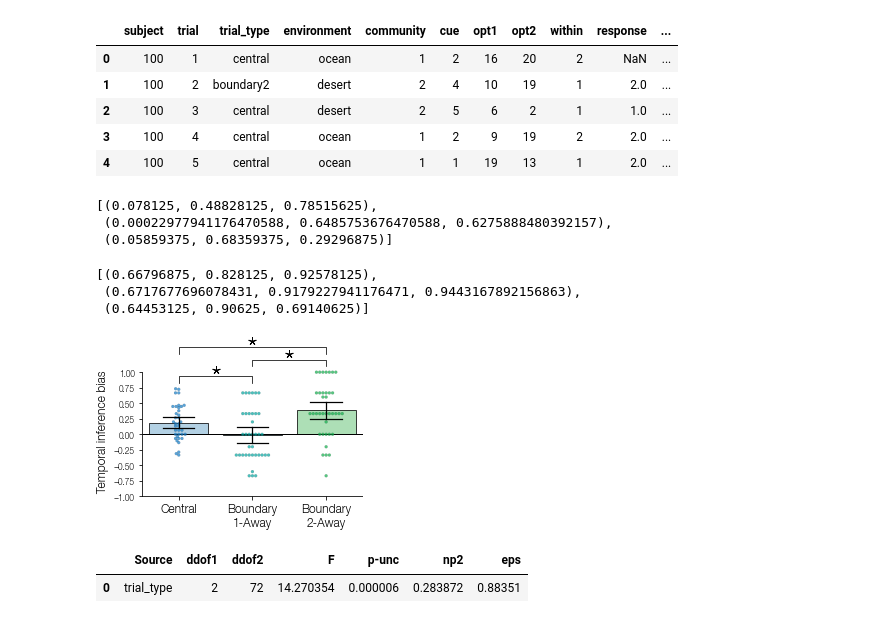
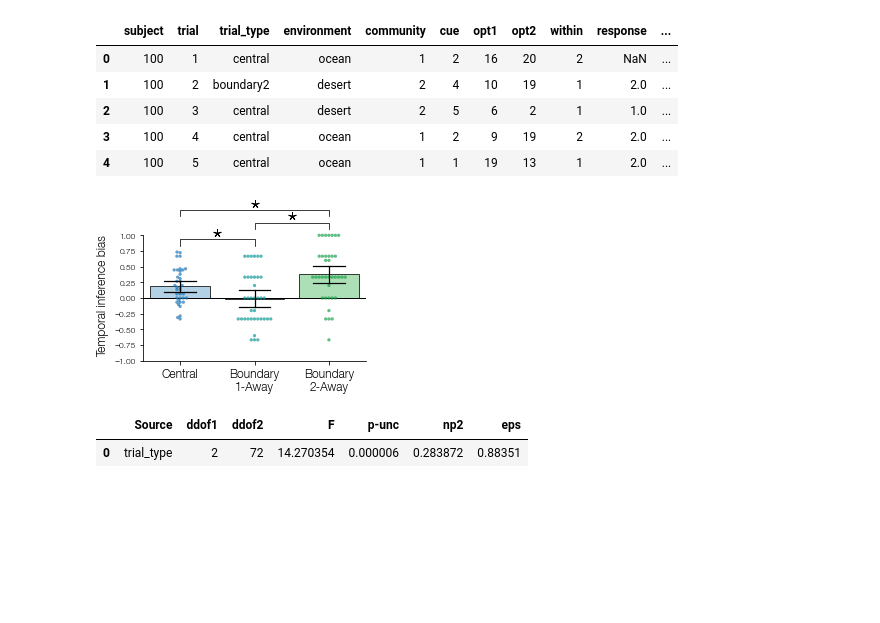
Before and after one commit to prestonlab/tesser, a Jupyter notebook: jupyter/plot_induct.ipynb, the cells around one changed output. Drawn from its saved outputs; the diff is of its cells as text; code cells hidden in the pictures; blank space fills up the shorter version.

```diff
--- a/jupyter/plot_induct.ipynb
+++ b/jupyter/plot_induct.ipynb
@@ -25,62 +26,37 @@ induct.head()
 # %%
 bias = (induct.groupby(['subject', 'trial_type'])[['correct']].mean() - .5) * 2
 bias = bias.reset_index()
-# %%
-dark = sns.blend_palette(
-    [
-        np.array([20, 125, 201]) / 256,
-        np.array([0, 166, 161]) / 256,
-        np.array([15, 175, 75]) / 256,
-    ], n_colors=3
-)
-dark
-# %% [output]
-[(0.078125, 0.48828125, 0.78515625),
- (0.00022977941176470588, 0.6485753676470588, 0.6275888480392157),
- (0.05859375, 0.68359375, 0.29296875)]
-# %%
-light = sns.blend_palette(
-    [
-        np.array([171, 212, 237]) / 256,
-        np.array([172, 235, 242]) / 256,
-        np.array([165, 232, 177]) / 256,
-    ], n_colors=3
-)
-light
-# %% [output]
-[(0.66796875, 0.828125, 0.92578125),
- (0.6717677696078431, 0.9179227941176471, 0.9443167892156863),
- (0.64453125, 0.90625, 0.69140625)]
 # %%
+colors = figures.get_induct_colors()
 fig, ax = plt.subplots(figsize=(4, 3))
 statplot.plot_swarm_bar(
     bias,
     x='trial_type',
     y='correct',
-    dark=dark,
-    light=light,
+    dark=colors['dark'],
+    light=colors['light'],
     point_kws={'clip_on': False},
     ax=ax,
 )
 ax.set(
     ylim=(-1, 1), ylabel='Temporal inference bias',
     xticklabels=['Central', 'Boundary\n1-Away', 'Boundary\n2-Away']
 )
 x_lim = ax.get_xlim()
-ax.hlines(0, *x_lim)
+ax.hlines(0, *x_lim, color='k')
 ax.set_xlim(*x_lim);
 x = sorted([p.get_x() + p.get_width() / 2 for p in ax.patches])
 y = bias.groupby('trial_type')['correct'].max().to_list()
 offset = 0.05 * np.diff(ax.get_ylim())
 ax.set(ylim=(-1, 1.6), yticks=np.arange(-1, 1.25, .25))
 ax.spines['left'].set_bounds(-1, 1)
 statplot.plot_sig([x[0], x[1]], [y[0], y[1]], offset, ax=ax)
 statplot.plot_sig([x[1], x[2]], [y[1], y[2]], offset, ax=ax)
 statplot.plot_sig([x[0], x[2]], [y[0] + offset * 2, y[2] + offset * 2], offset, ax=ax)
 ax.yaxis.set_label_coords(-.15, 0.4)
 fig.savefig(os.path.join(fig_dir, 'temporal_bias.pdf'))
 # %% [output]
-[figure, old version]
+[figure, new version]
 # %%
 pg.rm_anova(data=bias, dv='correct', within='trial_type', subject='subject')
 # %% [output]
```
Also changed, not shown: parts of 8 cells of this notebook.
